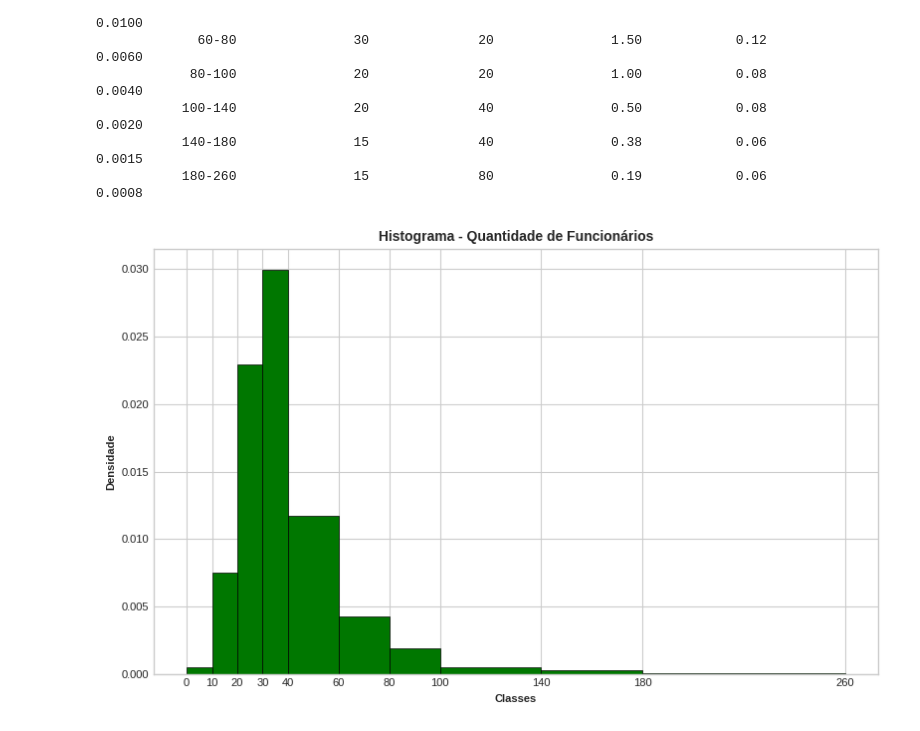
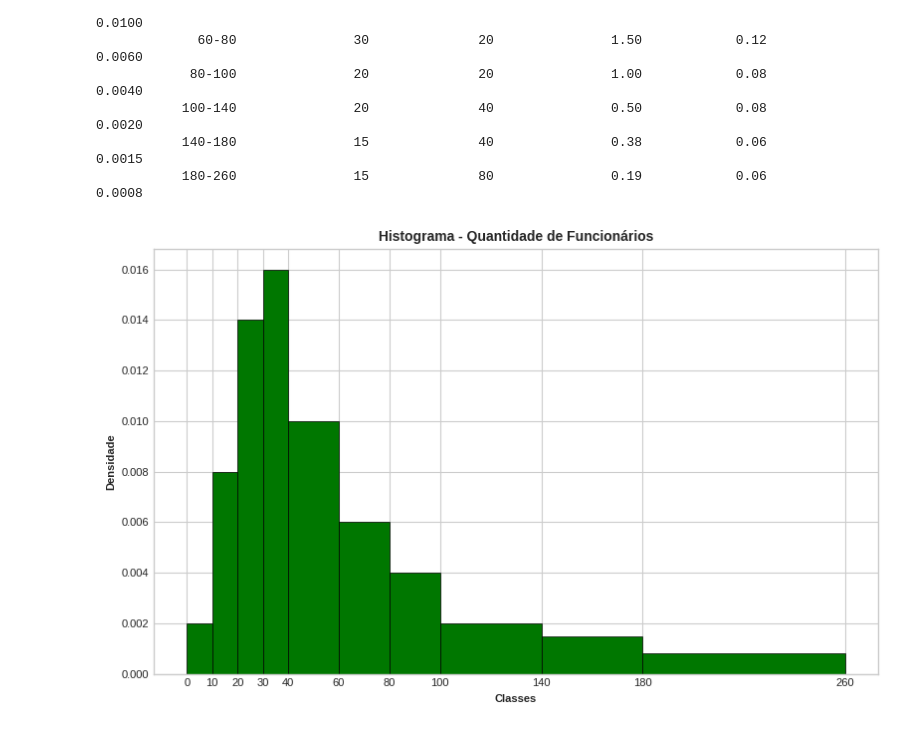
Before and after one commit to damian-nestea/estatistica-basica-bussabemorettin, a Jupyter notebook: notebooks/Cap02_Resumo_Dados.ipynb, the cells around one changed output. Drawn from its saved outputs; the diff is of its cells as text; code cells hidden in the pictures.

```diff
--- a/notebooks/Cap02_Resumo_Dados.ipynb
+++ b/notebooks/Cap02_Resumo_Dados.ipynb
@@ -1195,20 +1195,26 @@ Qtde. Funcionários  Frequência (nᵢ)  Amplitude (Δᵢ)  Densidade (nᵢ/Δ
 # %%
 # Criando variáveis para armazenar as frequências, amplitude e densidades
 frequencias = df_freq_display['Frequência (nᵢ)']
 amplitudes = df_freq_display['Amplitude (Δᵢ)']
-densidades = df_freq_display['Densidade (nᵢ/Δᵢ)']
+densidades = df_freq_display['Densidade (fᵢ/Δᵢ)']
 
-weights = np.repeat(densidades, frequencias)
+weights = []
+for dens, freq in zip(densidades, frequencias):
+    if freq > 0:
+        weight_por_obs = dens / freq
+        weights.extend([weight_por_obs] * int(freq))
+
+weights = np.array(weights)
 
 # Criação e configuração do histograma
 plt.rcParams['figure.figsize']=(8,5)
-n, bins, patches = plt.hist(df_empregados_x_empresas['Qtde. empregados'], bins= bins, weights=weights, density=True, color='#007700', edgecolor='black', linewidth=0.5)
+n, bins, patches = plt.hist(df_empregados_x_empresas['Qtde. empregados'], bins= bins, weights=weights, density=False, color='#007700', edgecolor='black', linewidth=0.5)
 plt.title('Histograma - Quantidade de Funcionários', fontsize=10, fontweight='bold')
 plt.xlabel('Classes', fontweight='semibold')
 plt.ylabel('Densidade', fontweight='semibold')
 plt.xticks(bins)
 
 plt.tight_layout()
 plt.show()
 # %% [output]
-[figure, old version]
+[figure, new version]
```
Also changed, not shown: parts of 14 cells of this notebook.
